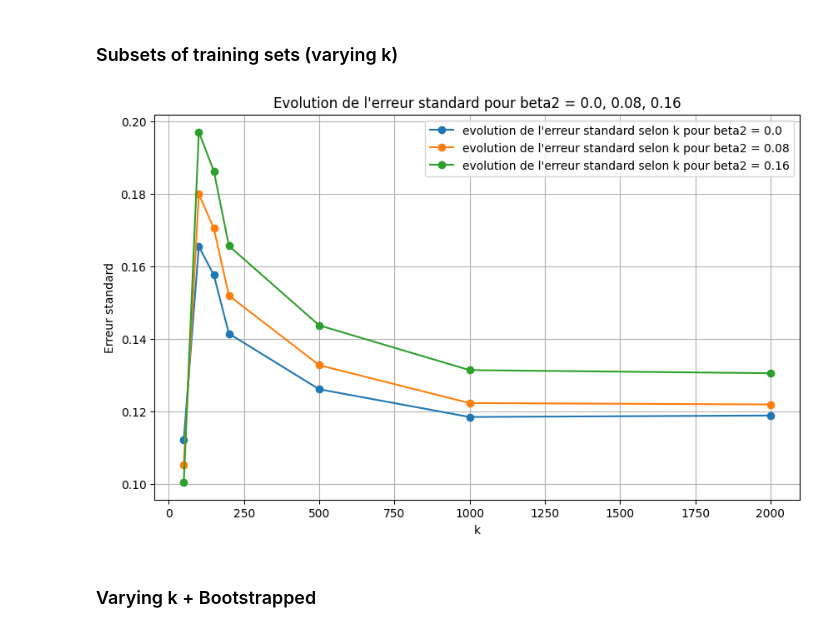
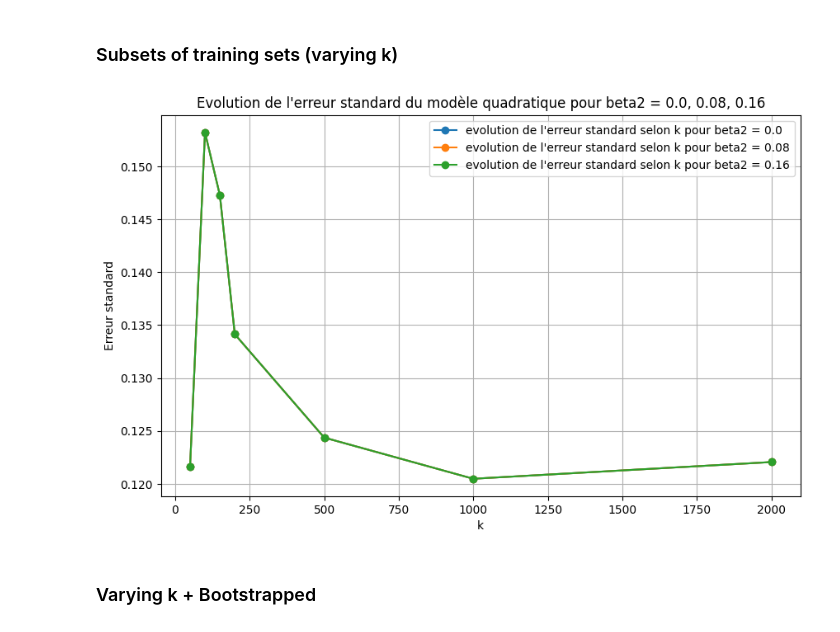
Before and after one commit to AntoineGilsonGH/The-Design-and-Analysis-of-Benchmark-Experiments, a Jupyter notebook: I0_Simplification.ipynb, the cells around one changed output. Saved outputs shown, nothing was run; the diff lists cells and outputs as text; code cells hidden in the pictures.

```diff
--- a/I0_Simplification.ipynb
+++ b/I0_Simplification.ipynb
@@ -872,25 +881,25 @@ df_se_varying_k_A, df_se_varying_k_B = standard_error_varying_test_derived()
 # %%
 list_subsets = [50,100,150,200,500,1000,2000]
 beta2_1 = 0.0
 beta2_2 = 0.08
 beta2_3 = 0.16
 
-df1 = df_se_varying_k_A.loc[beta2_1]
-df2 = df_se_varying_k_A.loc[beta2_2]
-df3 = df_se_varying_k_A.loc[beta2_3]
+df1 = df_se_varying_k_B.loc[beta2_1]
+df2 = df_se_varying_k_B.loc[beta2_2]
+df3 = df_se_varying_k_B.loc[beta2_3]
 
 plt.figure(figsize=(10, 6))
 plt.plot(df1.index, df1.values, marker='o', label = "evolution de l'erreur standard selon k pour beta2 = "  f'{beta2_1}')
 plt.plot(df2.index, df2.values, marker='o', label = "evolution de l'erreur standard selon k pour beta2 = " f'{beta2_2}')
 plt.plot(df3.index, df3.values, marker='o', label = "evolution de l'erreur standard selon k pour beta2 = " f'{beta2_3}')
-plt.title(f'Evolution de l\'erreur standard pour beta2 = {beta2_1}, {beta2_2}, {beta2_3}')
+plt.title(f'Evolution de l\'erreur standard du modèle quadratique pour beta2 = {beta2_1}, {beta2_2}, {beta2_3}')
 plt.xlabel('k')
 plt.ylabel('Erreur standard')
 plt.legend()
 plt.grid(True)
 plt.show()
 # %% [output]
-[figure, old version]
+[figure, new version]
 # %% [markdown]
 ### Varying k + Bootstrapped
 # %% [markdown]
```
Also changed, not shown: parts of 12 cells of this notebook.
